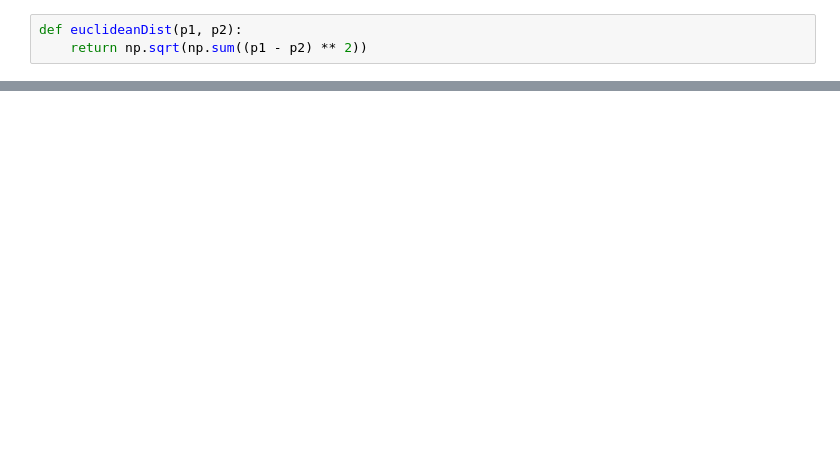
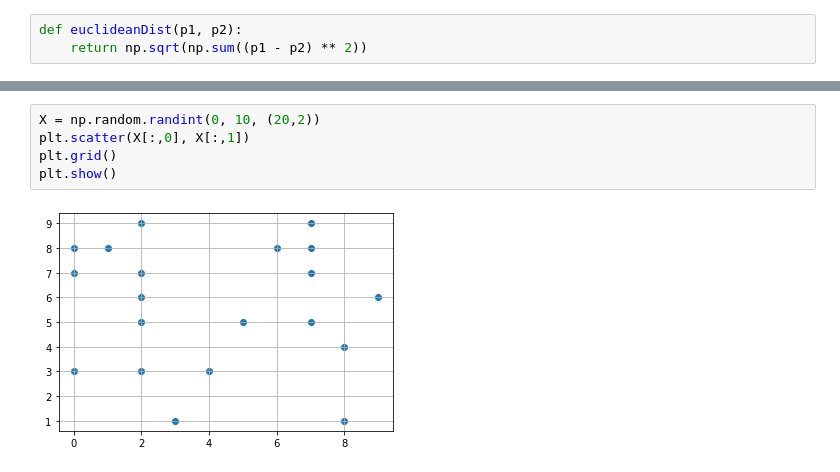
Before and after one commit to Dhruval360/K-Means-Clustering, a Jupyter notebook: KMeansClustering.ipynb, the cells around one changed output, grey strips where cells are left out. Drawn from its saved outputs; the diff is of its cells as text; blank space fills up the shorter version.

```diff
--- a/KMeansClustering.ipynb
+++ b/KMeansClustering.ipynb
@@ -104,4 +108,11 @@ class KMeans:
         for point in self.centroids:
             ax.scatter(*point, marker="x", color="black", linewidth=4)
         plt.show()
+# %%
+X = np.random.randint(0, 10, (20,2))
+plt.scatter(X[:,0], X[:,1])
+plt.grid()
+plt.show()
+# %% [output]
+[figure, added]
 # %%
```
Also changed, not shown: parts of 10 cells of this notebook, 1 other file.
